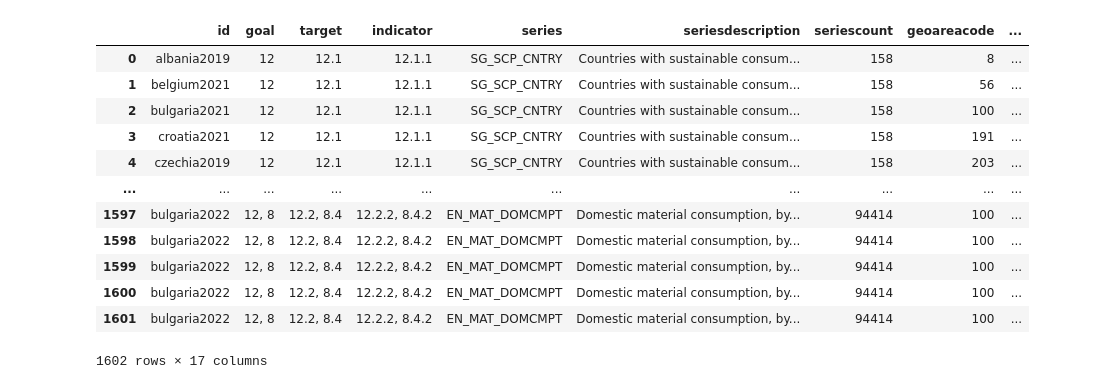
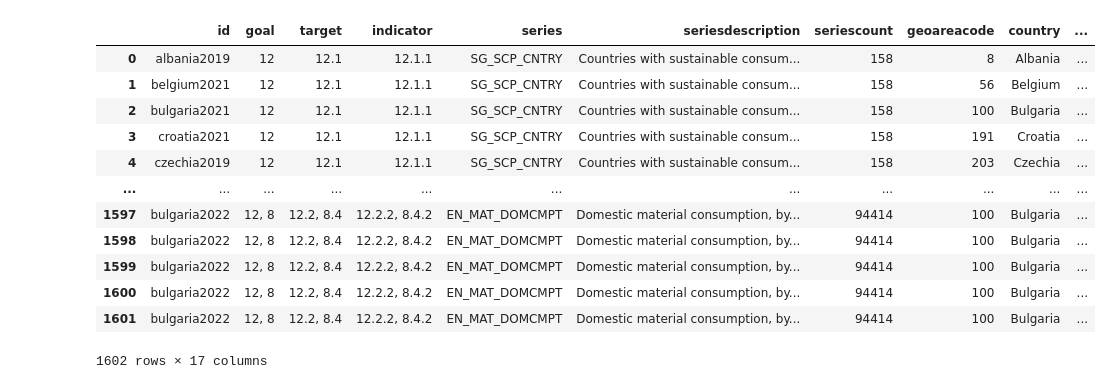
Before and after one commit to krantagat/food_waste_project, a Jupyter notebook: py_notebook/df_wastestat.ipynb, the cells around one changed output. Drawn from its saved outputs; the diff is of its cells as text; code cells hidden in the pictures.

```diff
--- a/py_notebook/df_wastestat.ipynb
+++ b/py_notebook/df_wastestat.ipynb
@@ -67,5 +67,43 @@ eu_country = ['Albania',
 'Sweden',
 'Switzerland',
 'TÃ¼rkiye',
-'United Kingdom of Great Britain and Northern Ireland','Netherlands Antilles [former]','Kosovo']
+'United Kingdom of Great Britain and Northern Ireland','Netherlands Antilles [former]','Kosovo',
+'Belgium',
+'Bulgaria',
+'Czechia',
+'Denmark',
+'Germany',
+'Estonia',
+'Ireland',
+'Greece',
+'Spain',
+'France',
+'Croatia',
+'Italy',
+'Cyprus',
+'Latvia',
+'Lithuania',
+'Luxembourg',
+'Hungary',
+'Malta',
+'Netherlands',
+'Austria',
+'Poland',
+'Portugal',
+'Romania',
+'Slovenia',
+'Slovakia',
+'Finland',
+'Sweden',
+'Iceland',
+'Norway',
+'Switzerland',
+'United Kingdom',
+'Bosnia and Herzegovina',
+'Montenegro',
+'North Macedonia',
+'Albania',
+'Serbia',
+'TÃ¼rkiye',
+'Kosovo*']
 # %%
@@ -384,5 +425,6 @@ df_bq_keywords_eu
 59065 rows × 18 columns
 # %%
+
 
 df_api_12['goal'] = df_api_12['goal'].apply(lambda x: x.replace('[','').replace(']','').replace("'", ''))
 df_api_12['target'] = df_api_12['target'].apply(lambda x: x.replace('[','').replace(']','').replace("'", ''))
@@ -397,45 +439,48 @@ df_api_12['value'] = df_api_12['value'].apply(lambda x:int(x))
 df_12_eu = df_api_12[df_api_12['geoAreaName'].isin(eu_country)].reset_index(drop=True)
 
 df_12_eu.columns = [col.lower().replace(' ', '_').replace('(', '@').replace(')', '@') for col in df_12_eu.columns]
 
 #DROP EMPTY COLUMN
 df_12_eu = df_12_eu.drop(columns=['time_detail','timecoverage','upperbound','lowerbound','geoinfourl'])
 
 df_12_eu['geoareaname'] = df_12_eu['geoareaname'].replace("United Kingdom of Great Britain and Northern Ireland", "United Kingdom")
 
 df_12_eu['geoareaname'] = df_12_eu['geoareaname'].replace("Netherlands (Kingdom of the)", "Netherlands")
 
 df_12_eu['timeperiodstart'] = df_12_eu['timeperiodstart'].astype(int)
 
 
 df_12_eu['id'] = df_12_eu.apply(lambda row: f'{row["geoareaname"].lower()}{row["timeperiodstart"]}', axis=1)
 # Assuming 'df_12_eu' is your DataFrame and 'column_to_move' is the name of the column you want to move to the first position
 column_to_move = 'id'   # Adjust this to the actual name of the column you want to move
 
 # Extract the column you want to move
 moved_column = df_12_eu[column_to_move]
 
 # Drop the column from its original position
 df_12_eu = df_12_eu.drop(columns=[column_to_move])
 
 # Insert the column at the first position
 df_12_eu.insert(0, column_to_move, moved_column)
 
+df_12_eu = df_12_eu.rename(columns={'geoareaname':'country'})
+df_12_eu = df_12_eu.rename(columns={'timeperiodstart':'year'})
+
 #claned
 df_12_eu
 # %% [output]
-|  | id | goal | target | indicator | series | seriesdescription | seriescount | geoareacode | ... |
-| 0 | albania2019 | 12 | 12.1 | 12.1.1 | SG_SCP_CNTRY | Countries with sustainable consum... | 158 | 8 | ... |
-| 1 | belgium2021 | 12 | 12.1 | 12.1.1 | SG_SCP_CNTRY | Countries with sustainable consum... | 158 | 56 | ... |
-| 2 | bulgaria2021 | 12 | 12.1 | 12.1.1 | SG_SCP_CNTRY | Countries with sustainable consum... | 158 | 100 | ... |
-| 3 | croatia2021 | 12 | 12.1 | 12.1.1 | SG_SCP_CNTRY | Countries with sustainable consum... | 158 | 191 | ... |
-| 4 | czechia2019 | 12 | 12.1 | 12.1.1 | SG_SCP_CNTRY | Countries with sustainable consum... | 158 | 203 | ... |
-| ... | ... | ... | ... | ... | ... | ... | ... | ... | ... |
-| 1597 | bulgaria2022 | 12, 8 | 12.2, 8.4 | 12.2.2, 8.4.2 | EN_MAT_DOMCMPT | Domestic material consumption, by... | 94414 | 100 | ... |
-| 1598 | bulgaria2022 | 12, 8 | 12.2, 8.4 | 12.2.2, 8.4.2 | EN_MAT_DOMCMPT | Domestic material consumption, by... | 94414 | 100 | ... |
-| 1599 | bulgaria2022 | 12, 8 | 12.2, 8.4 | 12.2.2, 8.4.2 | EN_MAT_DOMCMPT | Domestic material consumption, by... | 94414 | 100 | ... |
-| 1600 | bulgaria2022 | 12, 8 | 12.2, 8.4 | 12.2.2, 8.4.2 | EN_MAT_DOMCMPT | Domestic material consumption, by... | 94414 | 100 | ... |
-| 1601 | bulgaria2022 | 12, 8 | 12.2, 8.4 | 12.2.2, 8.4.2 | EN_MAT_DOMCMPT | Domestic material consumption, by... | 94414 | 100 | ... |
+|  | id | goal | target | indicator | series | seriesdescription | seriescount | geoareacode | country | ... |
+| 0 | albania2019 | 12 | 12.1 | 12.1.1 | SG_SCP_CNTRY | Countries with sustainable consum... | 158 | 8 | Albania | ... |
+| 1 | belgium2021 | 12 | 12.1 | 12.1.1 | SG_SCP_CNTRY | Countries with sustainable consum... | 158 | 56 | Belgium | ... |
+| 2 | bulgaria2021 | 12 | 12.1 | 12.1.1 | SG_SCP_CNTRY | Countries with sustainable consum... | 158 | 100 | Bulgaria | ... |
+| 3 | croatia2021 | 12 | 12.1 | 12.1.1 | SG_SCP_CNTRY | Countries with sustainable consum... | 158 | 191 | Croatia | ... |
+| 4 | czechia2019 | 12 | 12.1 | 12.1.1 | SG_SCP_CNTRY | Countries with sustainable consum... | 158 | 203 | Czechia | ... |
+| ... | ... | ... | ... | ... | ... | ... | ... | ... | ... | ... |
+| 1597 | bulgaria2022 | 12, 8 | 12.2, 8.4 | 12.2.2, 8.4.2 | EN_MAT_DOMCMPT | Domestic material consumption, by... | 94414 | 100 | Bulgaria | ... |
+| 1598 | bulgaria2022 | 12, 8 | 12.2, 8.4 | 12.2.2, 8.4.2 | EN_MAT_DOMCMPT | Domestic material consumption, by... | 94414 | 100 | Bulgaria | ... |
+| 1599 | bulgaria2022 | 12, 8 | 12.2, 8.4 | 12.2.2, 8.4.2 | EN_MAT_DOMCMPT | Domestic material consumption, by... | 94414 | 100 | Bulgaria | ... |
+| 1600 | bulgaria2022 | 12, 8 | 12.2, 8.4 | 12.2.2, 8.4.2 | EN_MAT_DOMCMPT | Domestic material consumption, by... | 94414 | 100 | Bulgaria | ... |
+| 1601 | bulgaria2022 | 12, 8 | 12.2, 8.4 | 12.2.2, 8.4.2 | EN_MAT_DOMCMPT | Domestic material consumption, by... | 94414 | 100 | Bulgaria | ... |
 1602 rows × 17 columns
 # %%
 
```
Also changed, not shown: parts of 13 cells of this notebook, 12 other files.
